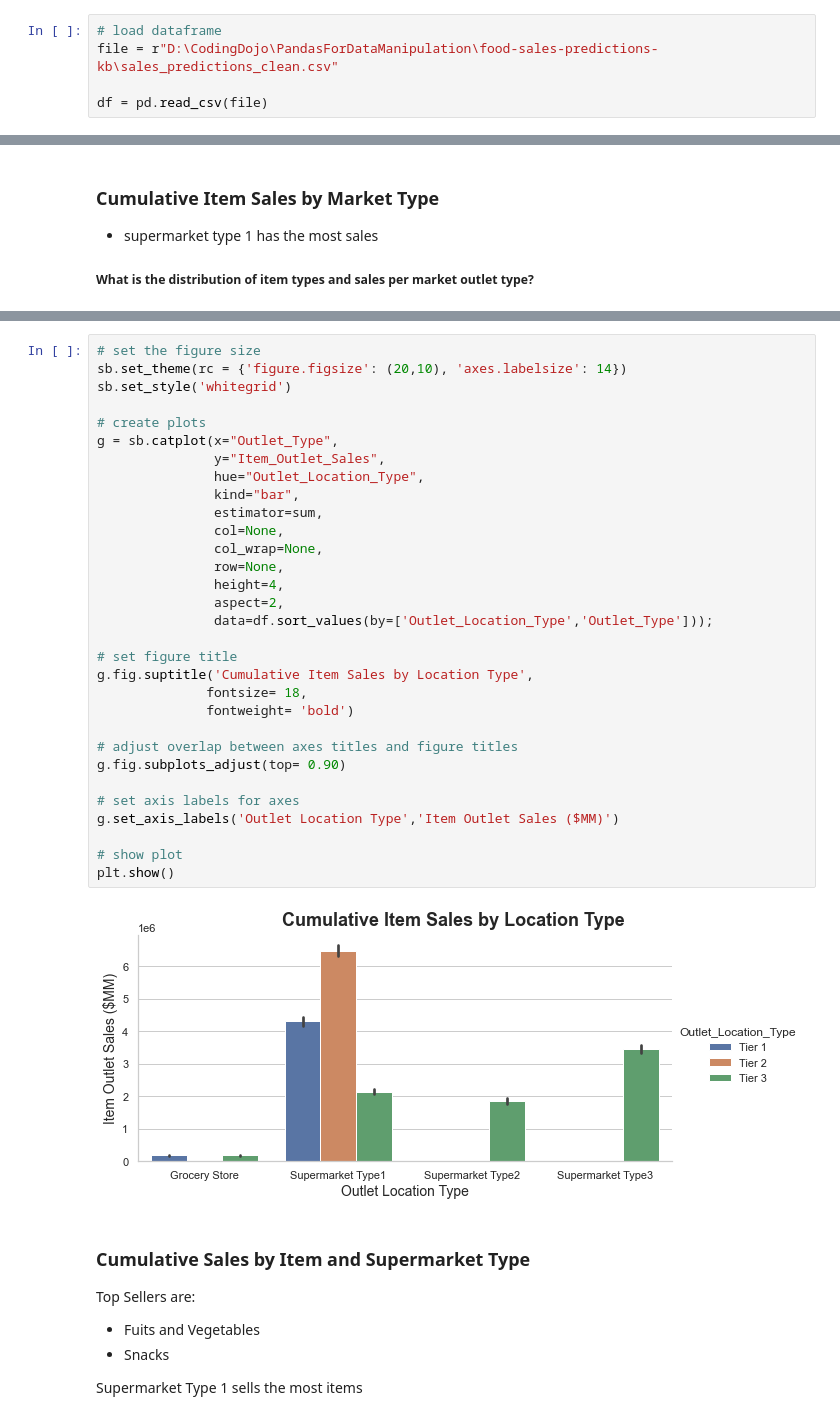
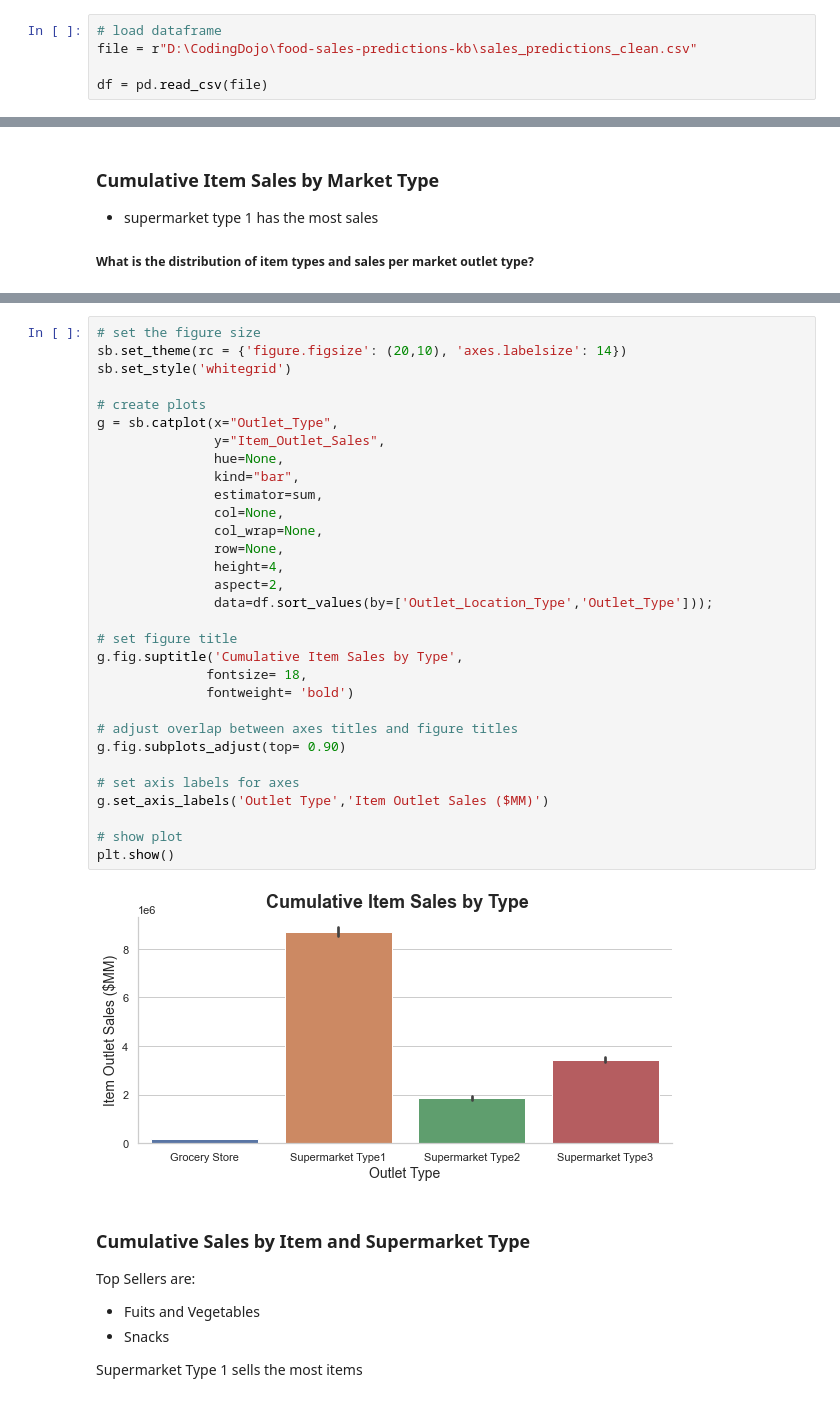
Before and after one commit to kennybcuz/food-sales-predictions-kb, a Jupyter notebook: project1-part3-data-viz.ipynb, the cells around one changed output, grey strips where cells are left out. Cells and saved outputs as stored; diff of their text form.

Commit message:
committing final versions of notebooks, presentation and data dictionary

```diff
--- a/project1-part3-data-viz.ipynb
+++ b/project1-part3-data-viz.ipynb
@@ -12,7 +12,7 @@ import matplotlib.pyplot as plt
 ### Import cleaned data
 # %%
 # load dataframe
-file = r"D:\CodingDojo\PandasForDataManipulation\food-sales-predictions-kb\sales_predictions_clean.csv"
+file = r"D:\CodingDojo\food-sales-predictions-kb\sales_predictions_clean.csv"
 
 df = pd.read_csv(file)
 # %%
@@ -135,36 +135,36 @@ plt.show()
 # %%
 # set the figure size
 sb.set_theme(rc = {'figure.figsize': (20,10), 'axes.labelsize': 14})
 sb.set_style('whitegrid')
 
 # create plots
 g = sb.catplot(x="Outlet_Type",
                y="Item_Outlet_Sales",
-               hue="Outlet_Location_Type",
+               hue=None,
                kind="bar",
                estimator=sum,
                col=None,
                col_wrap=None,
                row=None,
                height=4,
                aspect=2,
                data=df.sort_values(by=['Outlet_Location_Type','Outlet_Type']));
 
 # set figure title
-g.fig.suptitle('Cumulative Item Sales by Location Type',
+g.fig.suptitle('Cumulative Item Sales by Type',
               fontsize= 18,
               fontweight= 'bold')
 
 # adjust overlap between axes titles and figure titles
 g.fig.subplots_adjust(top= 0.90)
 
 # set axis labels for axes
-g.set_axis_labels('Outlet Location Type','Item Outlet Sales ($MM)')
+g.set_axis_labels('Outlet Type','Item Outlet Sales ($MM)')
 
 # show plot
 plt.show()
 # %% [output]
-[figure, old version]
+[figure, new version]
 # %% [markdown]
 ### Cumulative Sales by Item and Supermarket Type
 Top Sellers are:
```
Also changed, not shown: parts of 8 cells of this notebook, 6 other files.
